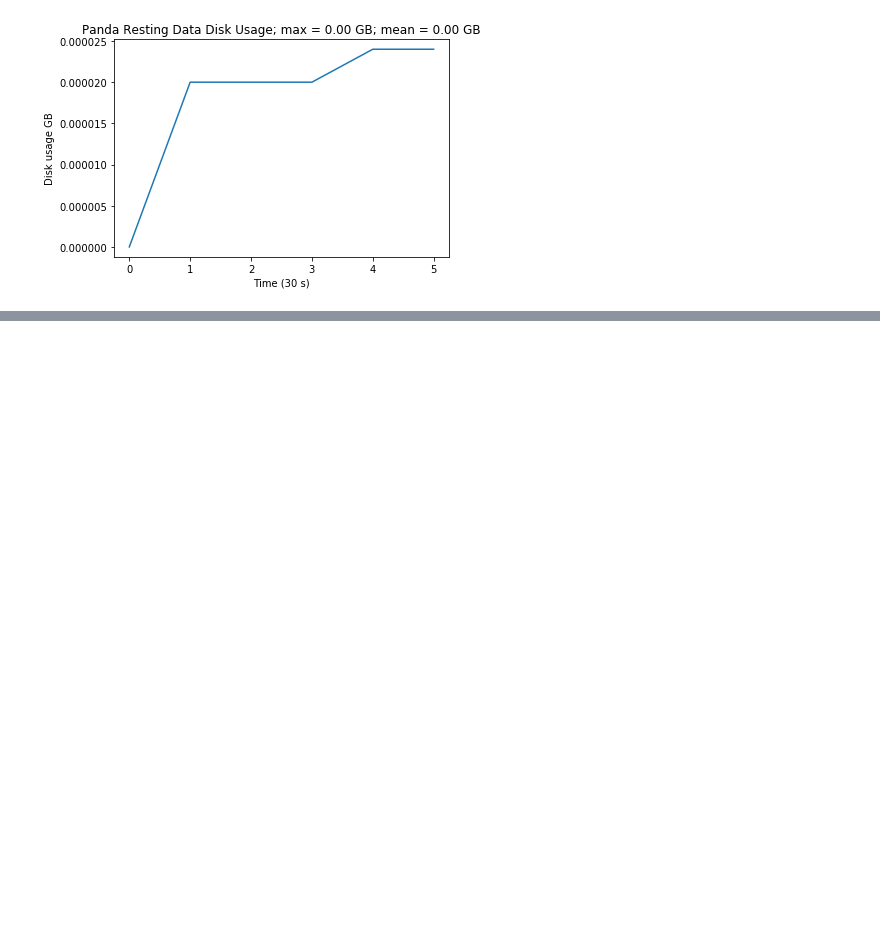
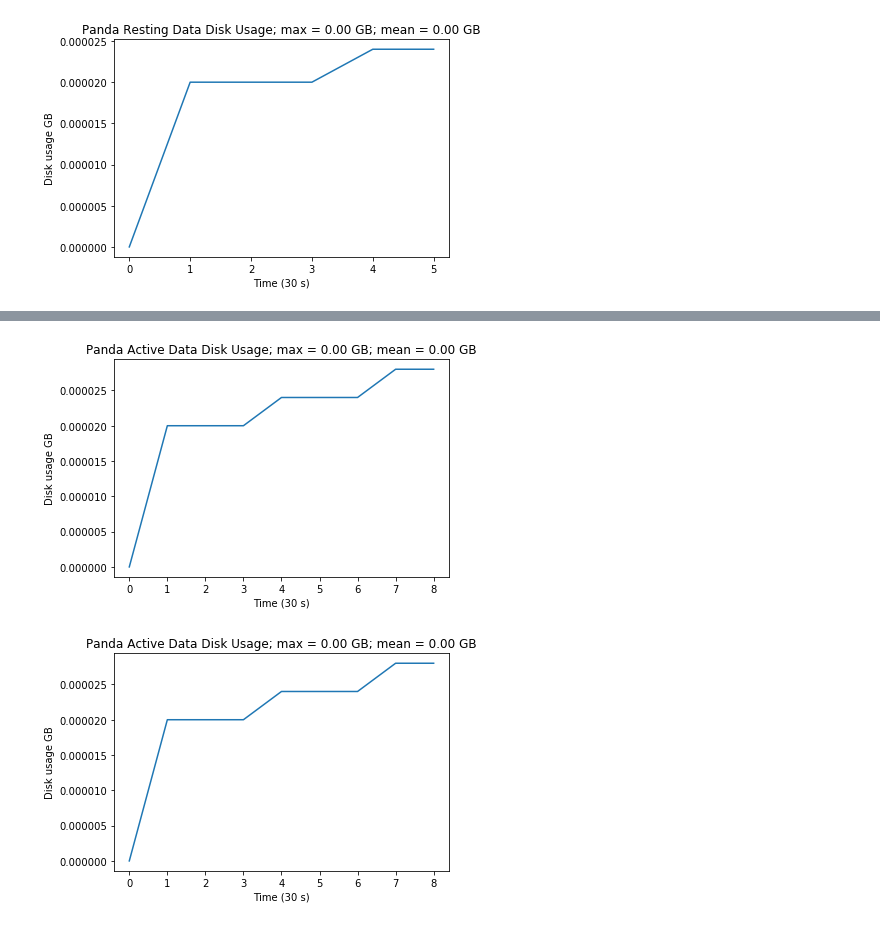
Before and after one commit to NeuroDataDesign/orange-panda-f16s17, a Jupyter notebook: web/env_monitor/specs.ipynb, the cells around one changed output, grey strips where cells are left out. Saved outputs shown, nothing was run; the diff lists cells and outputs as text; code cells hidden in the pictures; blank space fills up the shorter version.

```diff
--- a/web/env_monitor/specs.ipynb
+++ b/web/env_monitor/specs.ipynb
@@ -156,0 +169,5 @@ disk_function("analysis_files/disk.txt", "Panda Resting Data")
+# %%
+disk_function("big_analysis_files/disk.txt", "Panda Active Data")
+# %% [output]
+[figure, added]
+[figure, added]
```
Also changed, not shown: parts of 7 cells of this notebook, 7 other files.
